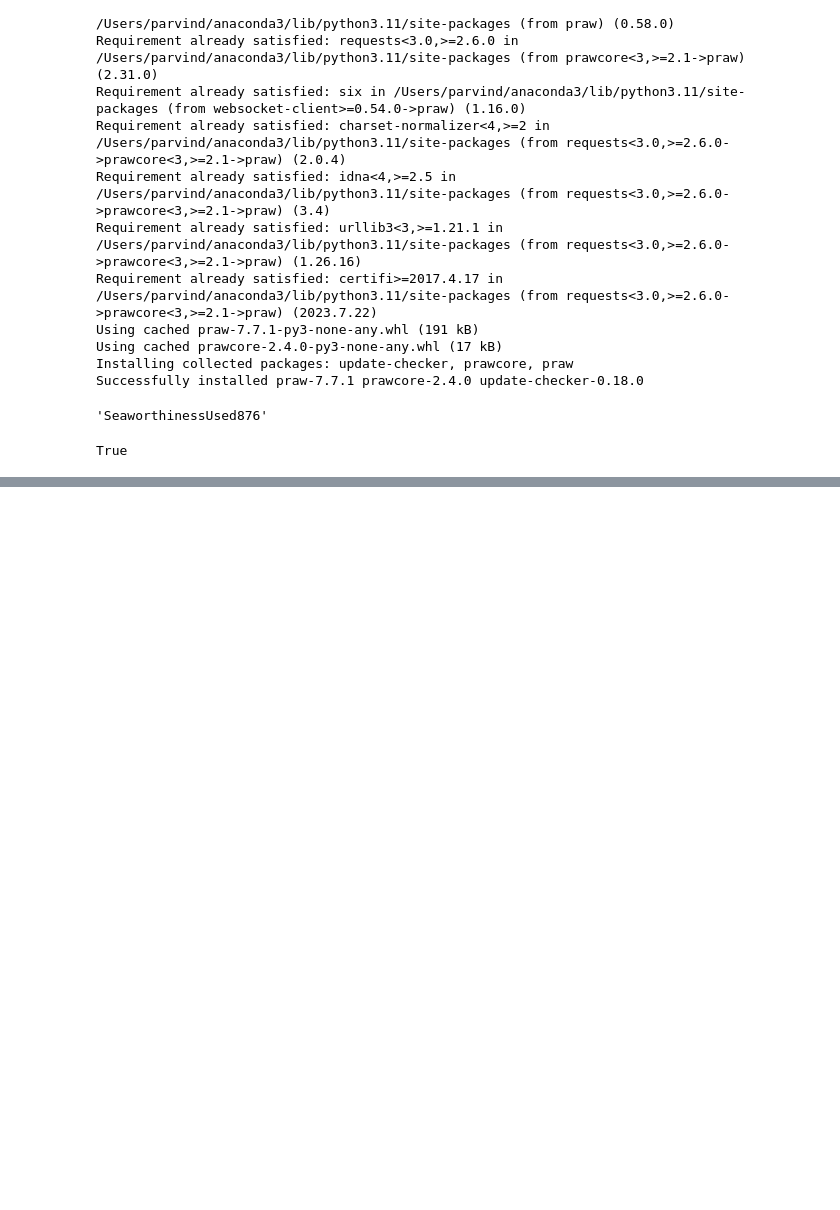
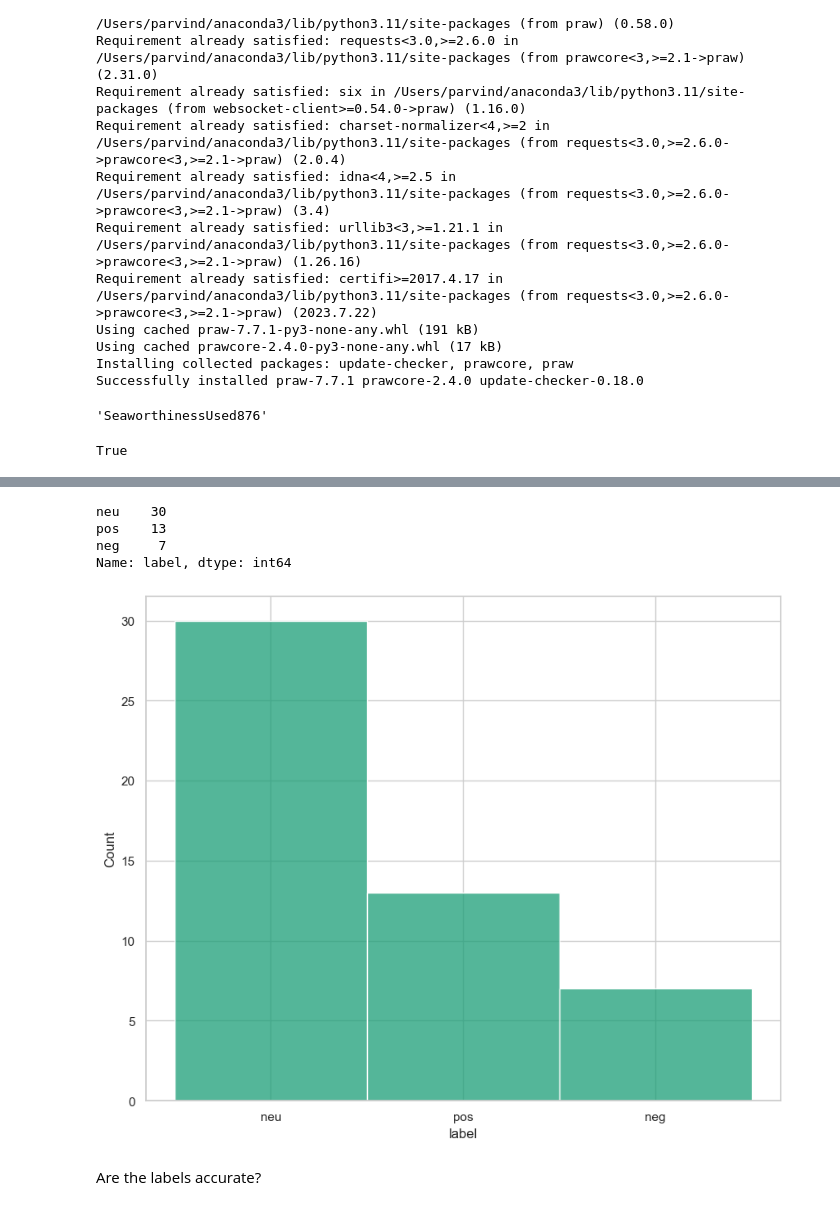
Before and after one commit to cct23062/CA2-Hdip_DA_Business, a Jupyter notebook: CA2_MLB_DV.ipynb, the cells around one changed output, grey strips where cells are left out. Cells and saved outputs as stored; diff of their text form; code cells hidden in the pictures; blank space fills up the shorter version.

```diff
--- a/CA2_MLB_DV.ipynb
+++ b/CA2_MLB_DV.ipynb
@@ -674,0 +695,9 @@ df5.head()
+# %%
+sia = SentimentIntensityAnalyzer()
+# %%
+def compound_score(post):
+    scores = [sia.polarity_scores(sentence)["compound"]  for sentence in nltk.sent_tokenize(post)]
+    if (len(scores) >= 1):
+        return statistics.mean(scores)
+    else:
+        return np.nan
@@ -674,0 +712,2 @@ df5.head()
+# %%
+df5["Compound Score"] = [compound_score(post) for post in df5["Post Title"]]
@@ -674,0 +738,13 @@ df5.head()
+# %%
+THRESHOLD = 0.1
+
+conditions = [
+    (df5['Compound Score'] <= -THRESHOLD),
+    (df5['Compound Score'] > -THRESHOLD) & (df5['Compound Score'] < THRESHOLD),
+    (df5['Compound Score'] >= THRESHOLD),
+    ]
+
+values = ["neg", "neu", "pos"]
+df5['label'] = np.select(conditions, values)
+
+df5.head()
@@ -674,0 +798,13 @@ df5.head()
+# %%
+df5['label'].value_counts()
+# %% [output]
+neu    30
+pos    13
+neg     7
+Name: label, dtype: int64
+# %%
+sns.histplot(df5['label']);
+# %% [output]
+[figure, added]
+# %% [markdown]
+Are the labels accurate?
```
Also changed, not shown: parts of 35 cells of this notebook, 1 other file.
